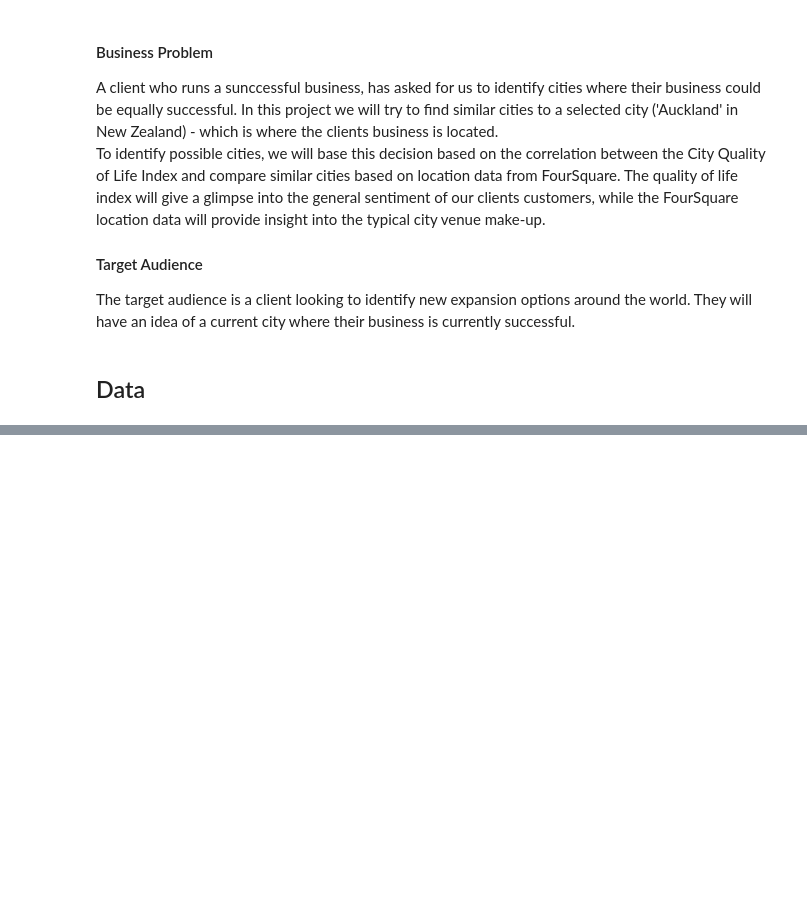
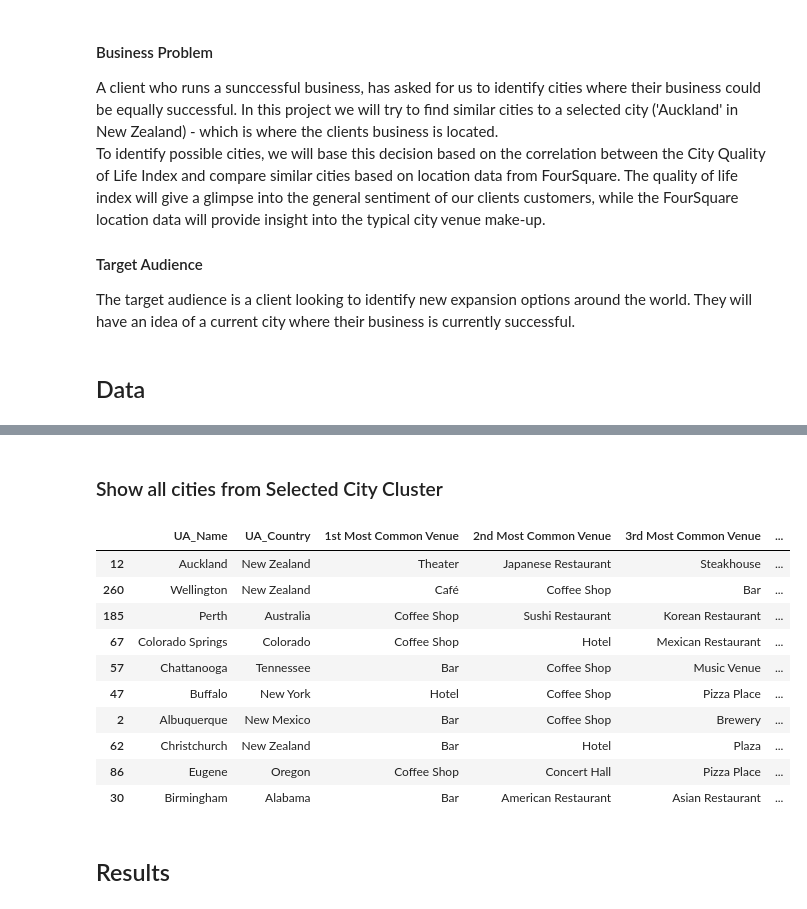
Before and after one commit to Beemo-afk/Coursera_Capstone, a Jupyter notebook: Coursera - Capstone - Final Project.ipynb, the cells around one changed output, grey strips where cells are left out. Cells and saved outputs as stored; diff of their text form; code cells hidden in the pictures; blank space fills up the shorter version.

```diff
--- a/Coursera - Capstone - Final Project.ipynb
+++ b/Coursera - Capstone - Final Project.ipynb
@@ -46,0 +385,13 @@ Following this, we will have a list of cities that we can then compare based on
+# %%
+from sklearn.cluster import KMeans
+
+#  set number of clusters
+kclusters = 5
+
+similar_cities_clustering = similar_cities_grouped.drop('City', 1)
+
+#  run k-means clustering
+kmeans = KMeans(n_clusters=kclusters, random_state=0).fit(similar_cities_clustering)
+
+#  check cluster labels generated for each row in the dataframe
+kmeans.labels_[0:10]
@@ -46,0 +402,10 @@ Following this, we will have a list of cities that we can then compare based on
+# %%
+#  add clustering labels
+similar_city_venues_sorted.insert(0, 'Cluster Labels', kmeans.labels_)
+similar_city_venues_sorted['Cluster Labels'].astype(int)
+
+similar_cities_merged = similar_cities
+#  Merge similar cities data with the cluster labels.
+similar_cities_merged = similar_cities_merged.join(similar_city_venues_sorted.set_index('City'), on='UA_Name')
+
+similar_cities_merged.head()
@@ -46,0 +419,4 @@ Following this, we will have a list of cities that we can then compare based on
+# %%
+similar_cities_merged.dropna(inplace=True)
+similar_cities_merged['Cluster Labels'] = similar_cities_merged['Cluster Labels'].astype(int)
+similar_cities_merged.dtypes
@@ -46,0 +477,21 @@ Following this, we will have a list of cities that we can then compare based on
+# %% [markdown]
+<h3> Show all cities from Selected City Cluster </h3>
+# %%
+selected_city_cluster = similar_cities_merged[similar_cities_merged['UA_Name'] == 'Auckland']['Cluster Labels'].values[0]
+# %%
+similar_cities_merged.loc[similar_cities_merged['Cluster Labels'] == selected_city_cluster,
+                          similar_cities_merged.columns[[0,1] + list(range(5, similar_cities_merged.shape[1]))]]
+# %% [output]
+|  | UA_Name | UA_Country | 1st Most Common Venue | 2nd Most Common Venue | 3rd Most Common Venue | ... |
+| 12 | Auckland | New Zealand | Theater | Japanese Restaurant | Steakhouse | ... |
+| 260 | Wellington | New Zealand | Café | Coffee Shop | Bar | ... |
+| 185 | Perth | Australia | Coffee Shop | Sushi Restaurant | Korean Restaurant | ... |
+| 67 | Colorado Springs | Colorado | Coffee Shop | Hotel | Mexican Restaurant | ... |
+| 57 | Chattanooga | Tennessee | Bar | Coffee Shop | Music Venue | ... |
+| 47 | Buffalo | New York | Hotel | Coffee Shop | Pizza Place | ... |
+| 2 | Albuquerque | New Mexico | Bar | Coffee Shop | Brewery | ... |
+| 62 | Christchurch | New Zealand | Bar | Hotel | Plaza | ... |
+| 86 | Eugene | Oregon | Coffee Shop | Concert Hall | Pizza Place | ... |
+| 30 | Birmingham | Alabama | Bar | American Restaurant | Asian Restaurant | ... |
+# %% [markdown]
+<h2> Results </h2>
```
Also changed, not shown: parts of 54 cells of this notebook.
